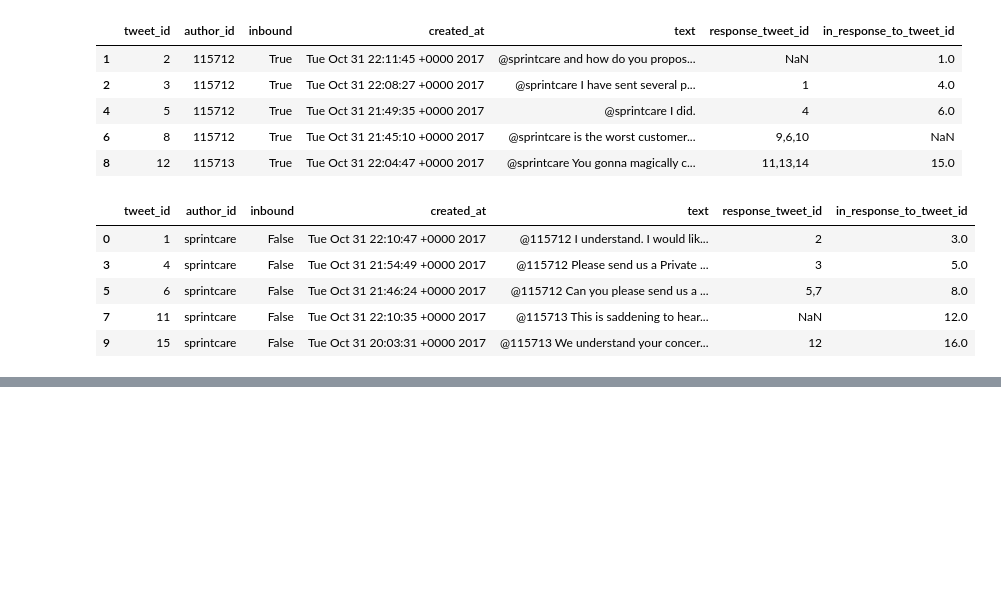
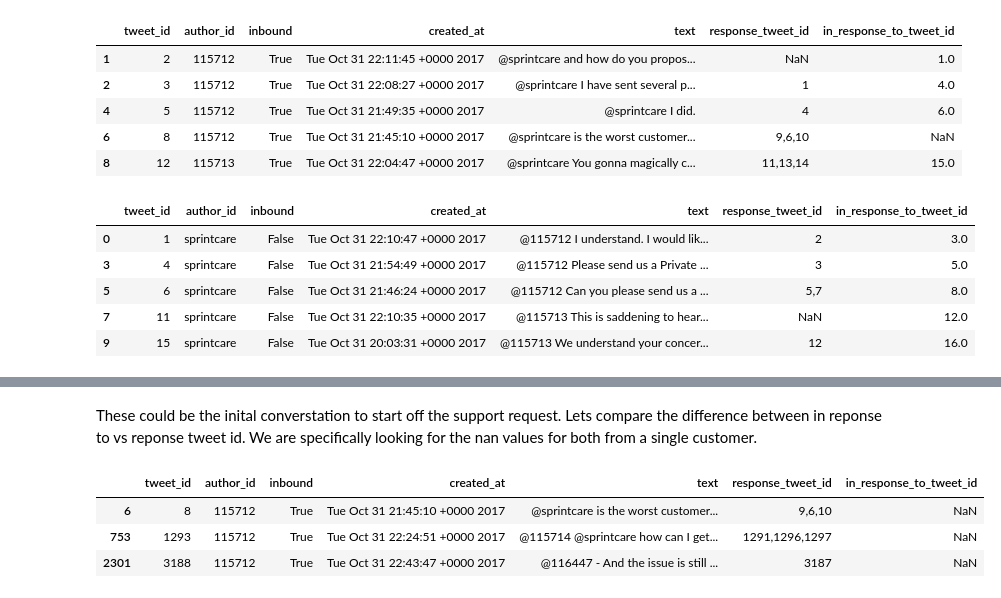
Before and after one commit to erictlong/customer-support-automation, a Jupyter notebook: data analytics/dataReview.ipynb, the cells around one changed output, grey strips where cells are left out. Cells and saved outputs as stored; diff of their text form; code cells hidden in the pictures; blank space fills up the shorter version.

```diff
--- a/data analytics/dataReview.ipynb
+++ b/data analytics/dataReview.ipynb
@@ -153,0 +233,9 @@ df[df['inbound'] == False].head()
+# %% [markdown]
+These could be the inital converstation to start off the support request. Lets compare the difference between in reponse to vs reponse tweet id. We are specifically looking for the nan values for both from a single customer.
+# %%
+in_response_to_tweet_nan[in_response_to_tweet_nan['author_id'] == '115712']
+# %% [output]
+|  | tweet_id | author_id | inbound | created_at | text | response_tweet_id | in_response_to_tweet_id |
+| 6 | 8 | 115712 | True | Tue Oct 31 21:45:10 +0000 2017 | @sprintcare is the worst customer... | 9,6,10 | NaN |
+| 753 | 1293 | 115712 | True | Tue Oct 31 22:24:51 +0000 2017 | @115714 @sprintcare how can I get... | 1291,1296,1297 | NaN |
+| 2301 | 3188 | 115712 | True | Tue Oct 31 22:43:47 +0000 2017 | @116447 - And the issue is still ... | 3187 | NaN |
```
Also changed, not shown: parts of 18 cells of this notebook.
